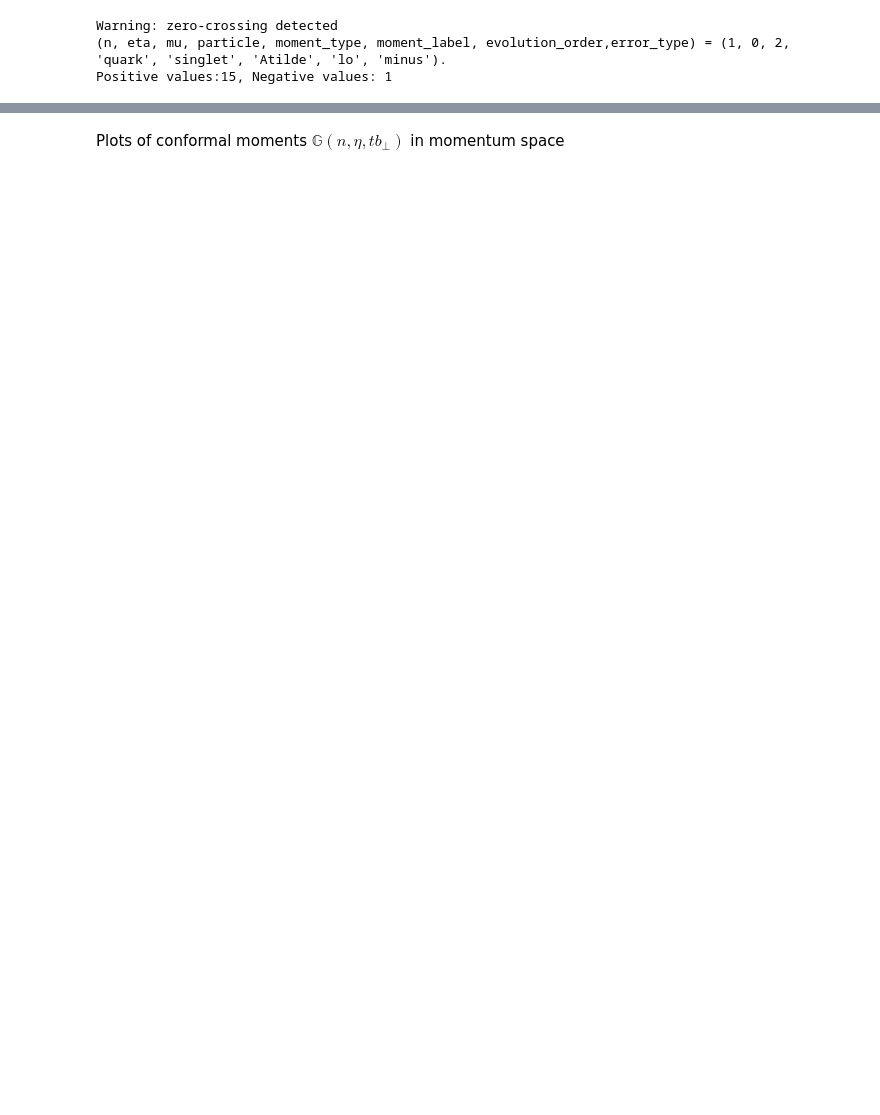
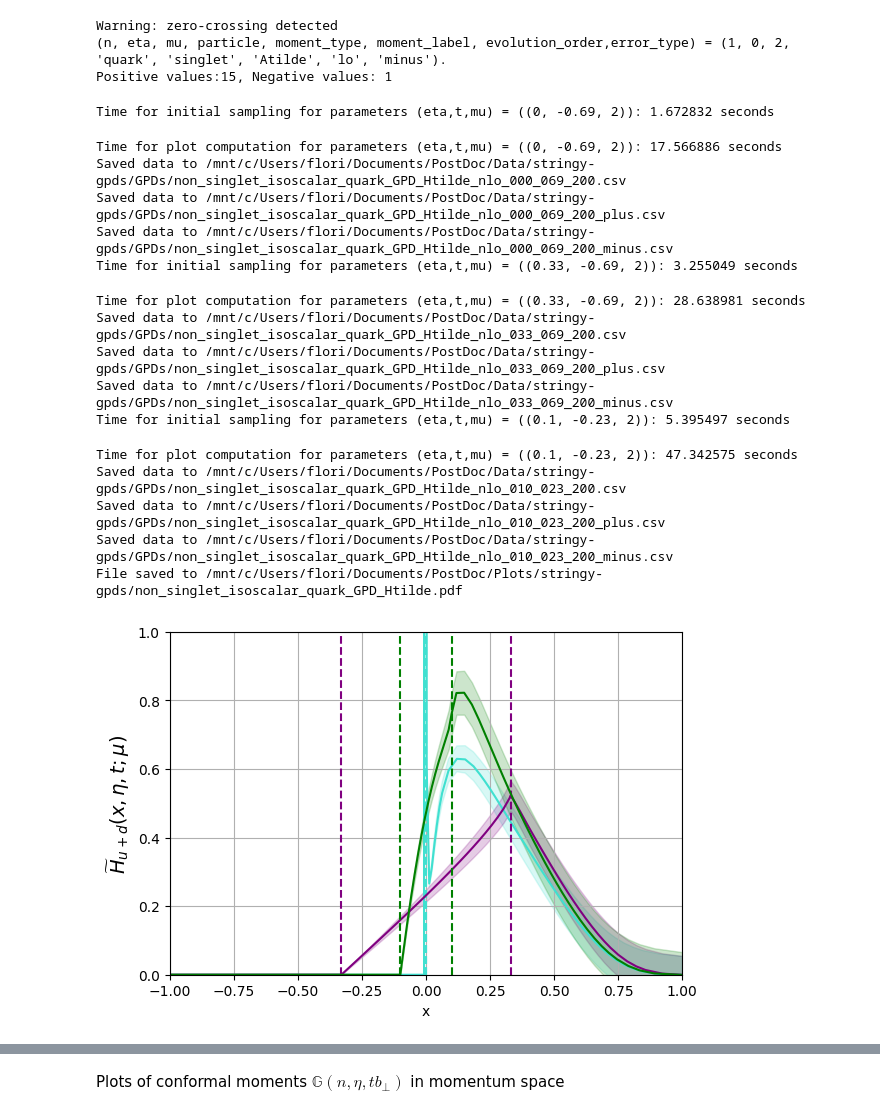
Before and after one commit to HechenMountain/stringy-gpds, a Jupyter notebook: StringBasedGPD.ipynb, the cells around one changed output, grey strips where cells are left out. Cells and saved outputs as stored; diff of their text form; code cells hidden in the pictures; blank space fills up the shorter version.

```diff
--- a/StringBasedGPD.ipynb
+++ b/StringBasedGPD.ipynb
@@ -190,3 +126,28 @@ for error_type, evolution_order in  product(["central","plus","minus"],["lo","nl
 Warning: zero-crossing detected
 (n, eta, mu, particle, moment_type, moment_label, evolution_order,error_type) = (1, 0, 2, 'quark', 'singlet', 'Atilde', 'lo', 'minus').
 Positive values:15, Negative values: 1
+# %%
+from stringy_gpds.core import plot_gpds
+eta_array = [0,0.33,0.1]
+t_array = [-0.69,-0.69,-0.23]
+mu_array = [2,2,2]
+colors = ["turquoise","purple","green"]
+plot_gpds(eta_array,t_array,mu_array,colors,particle="quark",gpd_type="non_singlet_isoscalar",gpd_label="Htilde",evolution_order="nlo",error_bars=True, read_from_file= False,write_to_file=True, y_0=0, y_1=1)
+# %% [output]
+Time for initial sampling for parameters (eta,t,mu) = ((0, -0.69, 2)): 1.672832 seconds
+Time for plot computation for parameters (eta,t,mu) = ((0, -0.69, 2)): 17.566886 seconds
+Saved data to /mnt/c/Users/flori/Documents/PostDoc/Data/stringy-gpds/GPDs/non_singlet_isoscalar_quark_GPD_Htilde_nlo_000_069_200.csv
+Saved data to /mnt/c/Users/flori/Documents/PostDoc/Data/stringy-gpds/GPDs/non_singlet_isoscalar_quark_GPD_Htilde_nlo_000_069_200_plus.csv
+Saved data to /mnt/c/Users/flori/Documents/PostDoc/Data/stringy-gpds/GPDs/non_singlet_isoscalar_quark_GPD_Htilde_nlo_000_069_200_minus.csv
+Time for initial sampling for parameters (eta,t,mu) = ((0.33, -0.69, 2)): 3.255049 seconds
+Time for plot computation for parameters (eta,t,mu) = ((0.33, -0.69, 2)): 28.638981 seconds
+Saved data to /mnt/c/Users/flori/Documents/PostDoc/Data/stringy-gpds/GPDs/non_singlet_isoscalar_quark_GPD_Htilde_nlo_033_069_200.csv
+Saved data to /mnt/c/Users/flori/Documents/PostDoc/Data/stringy-gpds/GPDs/non_singlet_isoscalar_quark_GPD_Htilde_nlo_033_069_200_plus.csv
+Saved data to /mnt/c/Users/flori/Documents/PostDoc/Data/stringy-gpds/GPDs/non_singlet_isoscalar_quark_GPD_Htilde_nlo_033_069_200_minus.csv
+Time for initial sampling for parameters (eta,t,mu) = ((0.1, -0.23, 2)): 5.395497 seconds
+Time for plot computation for parameters (eta,t,mu) = ((0.1, -0.23, 2)): 47.342575 seconds
+Saved data to /mnt/c/Users/flori/Documents/PostDoc/Data/stringy-gpds/GPDs/non_singlet_isoscalar_quark_GPD_Htilde_nlo_010_023_200.csv
+Saved data to /mnt/c/Users/flori/Documents/PostDoc/Data/stringy-gpds/GPDs/non_singlet_isoscalar_quark_GPD_Htilde_nlo_010_023_200_plus.csv
+Saved data to /mnt/c/Users/flori/Documents/PostDoc/Data/stringy-gpds/GPDs/non_singlet_isoscalar_quark_GPD_Htilde_nlo_010_023_200_minus.csv
+File saved to /mnt/c/Users/flori/Documents/PostDoc/Plots/stringy-gpds/non_singlet_isoscalar_quark_GPD_Htilde.pdf
+[figure, added]
```
Also changed, not shown: parts of 27 cells of this notebook, 3 other files.
